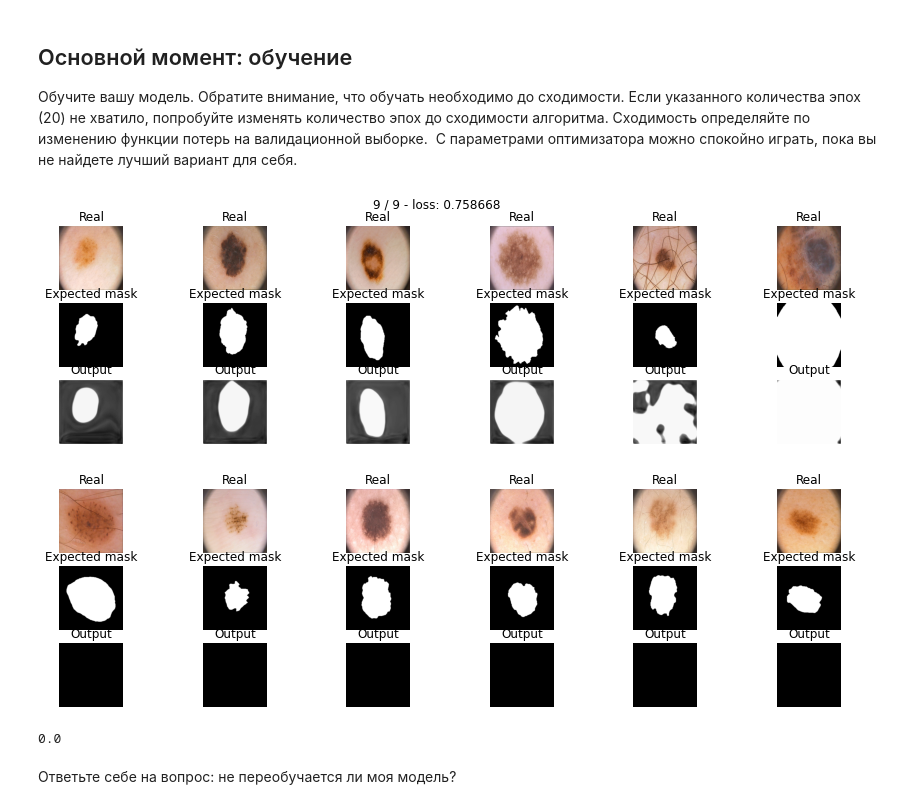
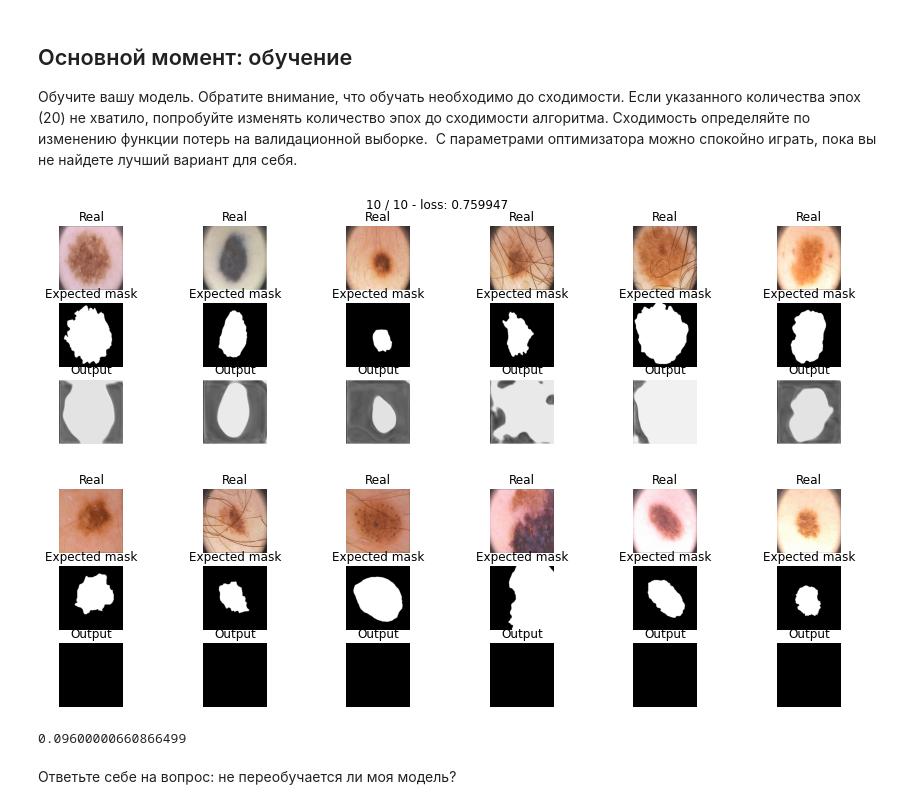
Before and after one commit to LevPerla/DLS_CV_Course, a Jupyter notebook: homeworks_2/[hw]semantic_segmentation.ipynb, the cells around one changed output. Cells and saved outputs as stored; diff of their text form; code cells hidden in the pictures.

```diff
--- a/homeworks_2/[hw]semantic_segmentation.ipynb
+++ b/homeworks_2/[hw]semantic_segmentation.ipynb
@@ -275,7 +275,7 @@ def bce_loss(y_real, y_pred):
 
 Мы определим цикл обучения в функции, чтобы мы могли повторно использовать его.
 # %%
-def train(model, opt, loss_fn, epochs, data_tr, data_val, patience=10):
+def train(model, opt, loss_fn, epochs, data_tr, data_val, patience=10, plot=True):
     history = []
     X_val, Y_val = next(iter(data_val))
     last_val_loss = 9999
@@ -329,28 +329,28 @@ def train(model, opt, loss_fn, epochs, data_tr, data_val, patience=10):
         Y_train_hat = Y_batch.detach().to('cpu')
         Y_hat = Y_pred.detach().to('cpu') # detach and put into cpu
 
-        history.append(avg_loss)
-        # history.append(avg_val_loss)
+        # history.append(avg_loss)
+        history.append(avg_val_loss)
+        if plot:
+          # Visualize tools
+          clear_output(wait=True)
+          for k in range(6):
+              plt.subplot(3, 6, k+1)
+              plt.imshow(np.rollaxis(X_batch_hat[k].numpy(), 0, 3), cmap='gray')
+              plt.title('Real')
+              plt.axis('off')
 
-        # Visualize tools
-        clear_output(wait=True)
-        for k in range(6):
-            plt.subplot(3, 6, k+1)
-            plt.imshow(np.rollaxis(X_batch_hat[k].numpy(), 0, 3), cmap='gray')
-            plt.title('Real')
-            plt.axis('off')
+              plt.subplot(3, 6, k+7)
+              plt.imshow(Y_train_hat[k, 0], cmap='gray')
+              plt.title('Expected mask')
+              plt.axis('off')
 
-            plt.subplot(3, 6, k+7)
-            plt.imshow(Y_train_hat[k, 0], cmap='gray')
-            plt.title('Expected mask')
-            plt.axis('off')
-
-            plt.subplot(3, 6, k+13)
-            plt.imshow(Y_hat[k, 0], cmap='gray')
-            plt.title('Output')
-            plt.axis('off')
-        plt.suptitle('%d / %d - loss: %f' % (epoch+1, epochs, avg_loss))
-        plt.show()
+              plt.subplot(3, 6, k+13)
+              plt.imshow(Y_hat[k, 0], cmap='gray')
+              plt.title('Output')
+              plt.axis('off')
+          plt.suptitle('%d / %d - loss: %f' % (epoch+1, epochs, avg_loss))
+          plt.show()
     return history
 # %% [markdown]
 ## Инференс [1 балл]
@@ -404,15 +414,15 @@ def score_model(model, metric, data, threshold):
 # %%
 model = SegNet().to(device)
 
-max_epochs = 9
+max_epochs = 10
 optimizer = torch.optim.Adam(model.parameters(), lr=1e-4, amsgrad=True)
 history = train(model, optimizer, bce_loss, max_epochs, data_tr, data_val, patience=2)
 # %% [output]
-[figure, old version]
+[figure, new version]
 # %%
-score_model(model, iou_pytorch, data_val, threshold=0.5)
+score_model(model, iou_pytorch, data_val, threshold=0.1)
 # %% [output]
-[figure, old version]
+[figure, new version]
-0.0
+0.09600000660866499
 # %% [markdown]
 Ответьте себе на вопрос: не переобучается ли моя модель?
```
Also changed, not shown: parts of 12 cells of this notebook.
